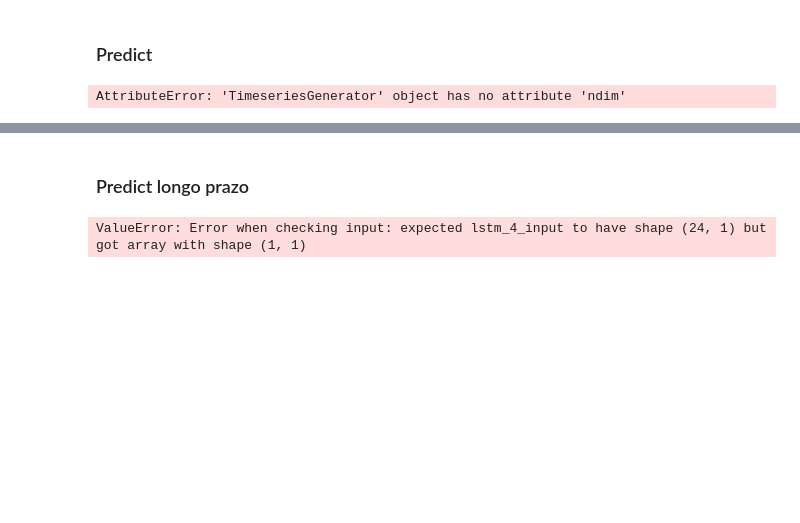
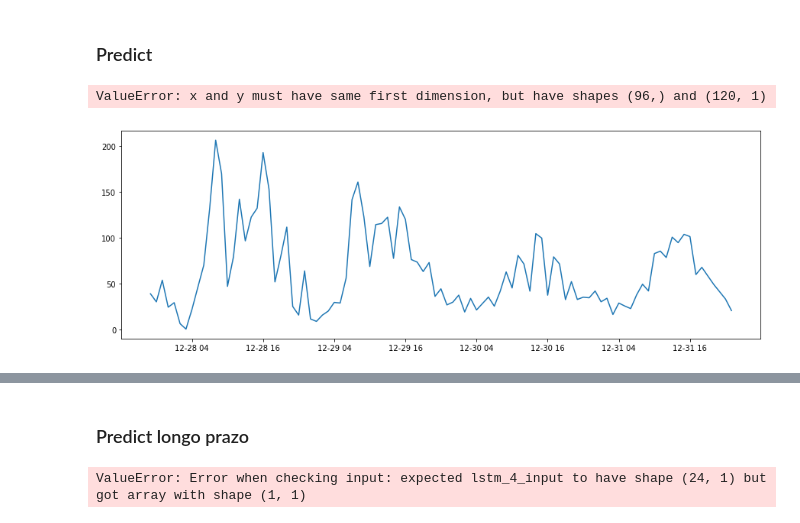
Before and after one commit to henriquelavez/mdc-Chicago-Divvy-Bicycle-Sharing-Data, a Jupyter notebook: Bike_v2.2_tsg.ipynb, the cells around one changed output, grey strips where cells are left out. Cells and saved outputs as stored; diff of their text form; code cells hidden in the pictures; blank space fills up the shorter version.

```diff
--- a/Bike_v2.2_tsg.ipynb
+++ b/Bike_v2.2_tsg.ipynb
@@ -220,25 +220,26 @@ plt.show()
 # %%
 #Reshape test
 #testX_ = np.reshape(testX, (testX.shape[0], 1, testX.shape[1]))
 
 #Predict
 mpred = model.predict_generator(testGenerator)
 
 #Convertendo para valor não normalizado
 mpred_inverse = f_norm.inverse_transform(mpred.reshape(-1, 1))
-testY_inverse = f_norm.inverse_transform(testY.reshape(-1, 1))
+testY_inverse = f_norm.inverse_transform(test.reshape(-1, 1))
 
 #Eixo X do gráfico como data
 predictDates = df2.tail(len(mpred_inverse)).index
 
 #Gráfico
 plt.figure(figsize = (15, 5))
 plt.plot(predictDates, mpred_inverse, label='Predict')
 plt.plot(predictDates, testY_inverse, label='Atual')
 plt.legend()
 plt.show()
 # %% [output]
-AttributeError: 'TimeseriesGenerator' object has no attribute 'ndim'
+ValueError: x and y must have same first dimension, but have shapes (96,) and (120, 1)
+[figure, added]
 # %% [markdown]
 <br>No modelo acima sempre prevemos o número de viagens da próxima hora, porém sempre é passado o valor de viagens da hora atual.
 <img src="predict1.png">
```
Also changed, not shown: parts of 2 cells of this notebook.
